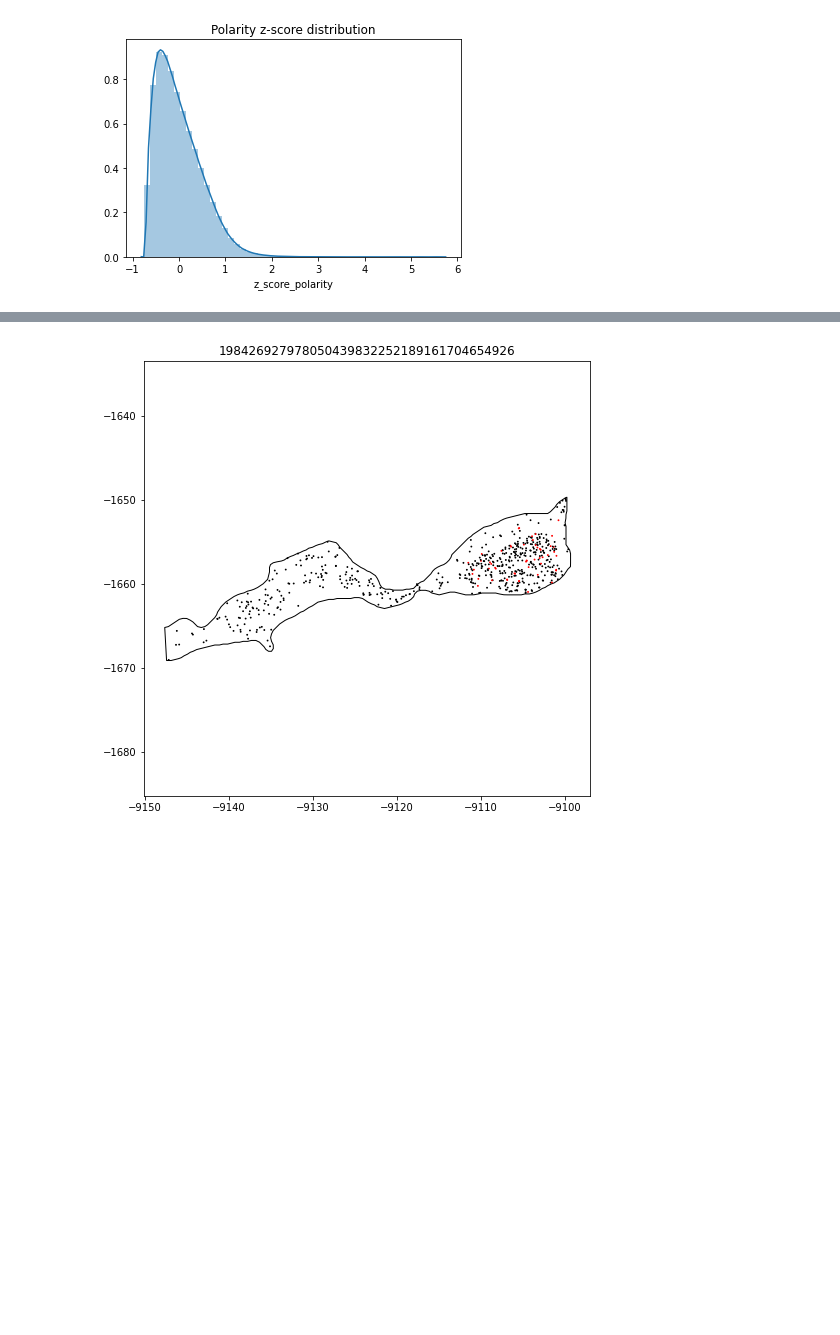
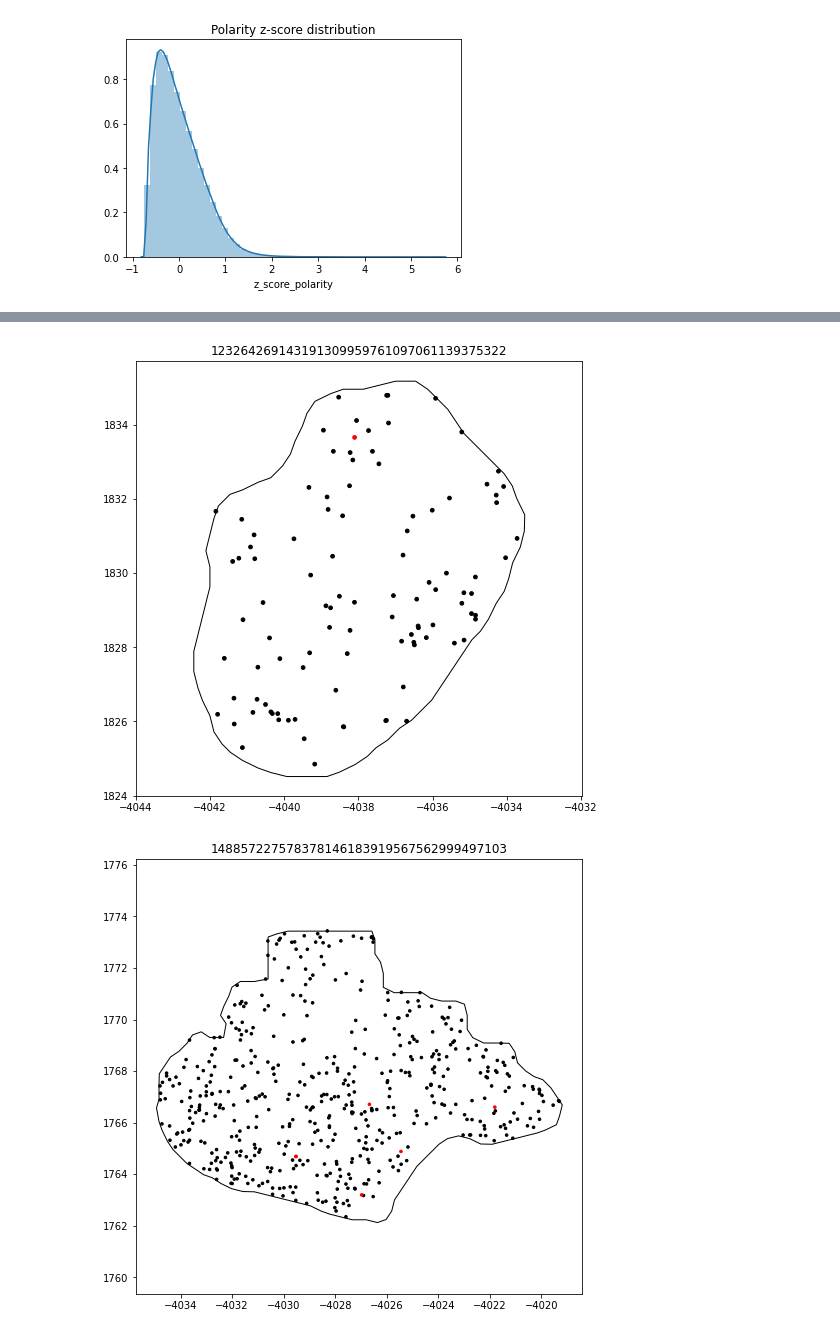
Before and after one commit to r-bierman/isoform_localizations, a Jupyter notebook: notebooks/20210107_centroid_polarity_score_validations.ipynb, the cells around one changed output, grey strips where cells are left out. Saved outputs shown, nothing was run; the diff lists cells and outputs as text; code cells hidden in the pictures; blank space fills up the shorter version.

```diff
--- a/notebooks/20210107_centroid_polarity_score_validations.ipynb
+++ b/notebooks/20210107_centroid_polarity_score_validations.ipynb
@@ -94,3 +150,8 @@ skew_genes[skew_genes['num_cell_spots'] == skew_genes['num_cell_spots'].max()]
 cells = pd.read_csv('../processed_data/segmented_cell_shapes.csv')
 # %%
 spots = pd.read_csv('../processed_data/all_passing_rna_spots.csv')
+# %%
+import importlib
+importlib.reload(spatial_utils)
+x = spatial_utils.spatial_metric_polarity(spots,cells)
+x
@@ -97,15 +232,20 @@ spots = pd.read_csv('../processed_data/all_passing_rna_spots.csv')
 # %%
 import importlib
 importlib.reload(plot_utils)
 
-for cell_id,g in skew_centroid_df.groupby('cell_id'):
-    cell_id = '198426927978050439832252189161704654926' #NOTE
+cell_ids = x[x['target_molecule_name'].eq('Lsp1')]['cell_id'].unique()
+
+for i,cell_id in enumerate(cell_ids):
+
     cells_subset = cells[cells['cell_id'].eq(cell_id)]
     spots_subset = spots[spots['cell_id'].eq(cell_id)]
 
-    plot_utils.plot_spot_cells(spots_subset, cells_subset, spot_colors={'Tshz2':'r'})
+    plot_utils.plot_spot_cells(spots_subset, cells_subset, spot_colors={'Lsp1':'r'})
     plt.show()
     plt.close()
-    break
+
+    if i > 4:
+        break
 # %% [output]
-[figure, old version]
+[figure, new version]
+[figure, added]
```
Also changed, not shown: parts of 83 cells of this notebook, 2 other files.
